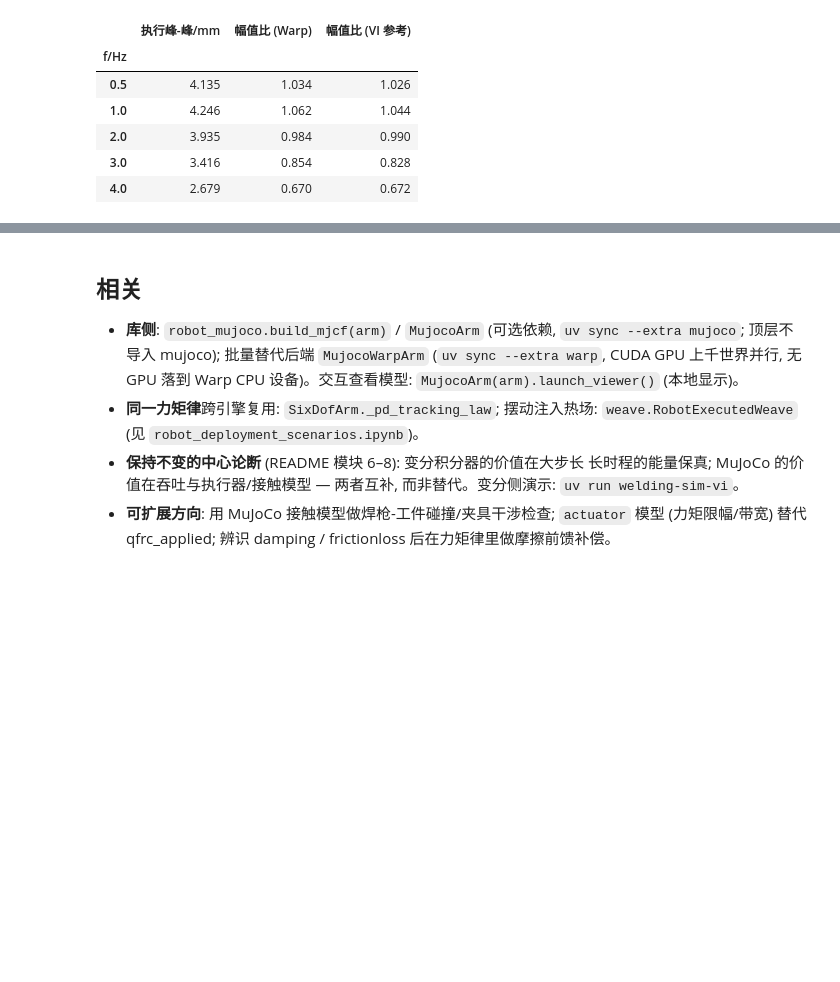
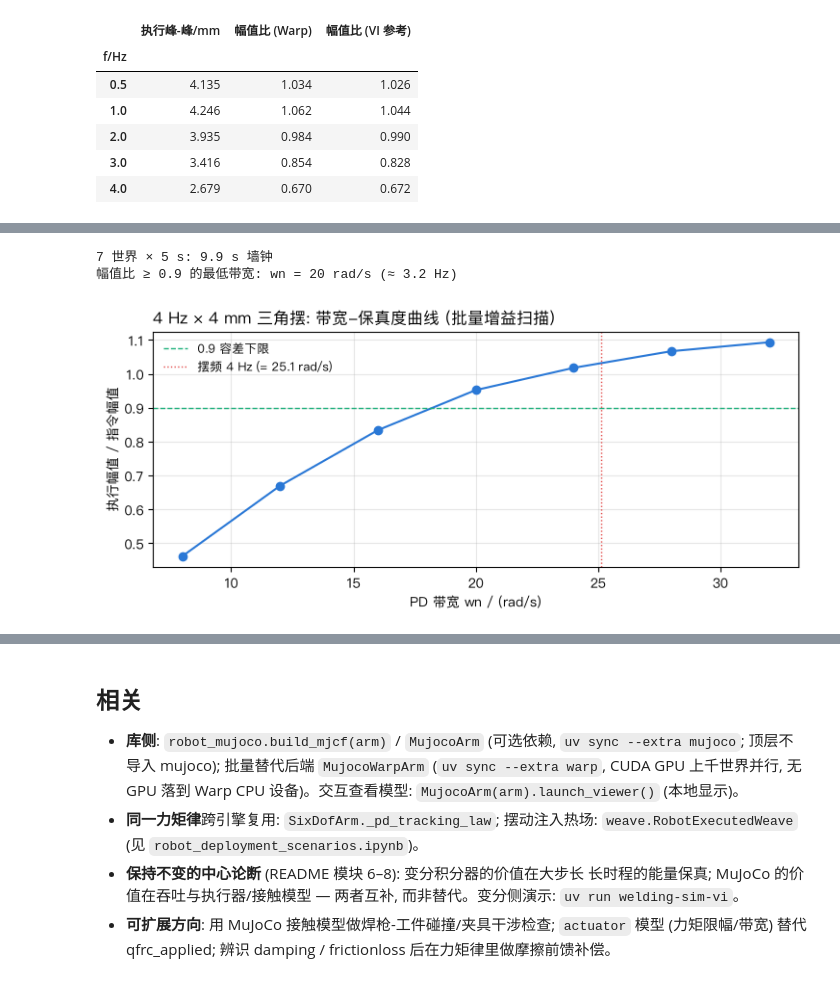
Before and after one commit to Binjian/welding-dynamics, a Jupyter notebook: notebooks/robot_mujoco_validation.ipynb, the cells around one changed output, grey strips where cells are left out. Drawn from its saved outputs; the diff is of its cells as text; code cells hidden in the pictures; blank space fills up the shorter version.

```diff
--- a/notebooks/robot_mujoco_validation.ipynb
+++ b/notebooks/robot_mujoco_validation.ipynb
@@ -353,0 +361,42 @@ pd.DataFrame(rows).round(3).set_index("f/Hz")
+# %%
+WN_SWEEP = [8.0, 12.0, 16.0, 20.0, 24.0, 28.0, 32.0]      # rad/s
+w4 = HarmonicWeave(shape="triangle", frequency_Hz=4.0)
+
+
+def pr4(t):
+    dx, dy = w4.offset(t)
+    return P0 + np.array([V_WELD*t + dx, dy, 0.0])
+
+
+laws, q0s, v0s = [], [], []
+for wn in WN_SWEEP:
+    q_r, qd_r, tau = ur._pd_tracking_law(pr4, wn, 1.0, None, Q_SEED)
+    laws.append(tau)
+    q0s.append(q_r(0.0))
+    v0s.append(qd_r(0.0))
+wa_g = MujocoWarpArm(ur, nworld=len(WN_SWEEP))
+t0 = time.time()
+tt, tips = wa_g.track_batch(laws, np.array(q0s), np.array(v0s), T_TRACK)
+ss = tt >= 1.0
+ratios = [np.ptp(tips[i, ss, 1] - P0[1])/4e-3 for i in range(len(WN_SWEEP))]
+print(f"{len(WN_SWEEP)} 世界 × {T_TRACK:g} s: {time.time()-t0:.1f} s 墙钟")
+ok = [wn for wn, r in zip(WN_SWEEP, ratios) if r >= 0.9]
+print(f"幅值比 ≥ 0.9 的最低带宽: wn = {ok[0]:.0f} rad/s "
+      f"(≈ {ok[0]/2/np.pi:.1f} Hz)" if ok else "扫描范围内均不足 0.9")
+
+fig, ax = plt.subplots(figsize=(7.5, 3.4))
+ax.plot(WN_SWEEP, ratios, "o-", color="#2a78d6")
+ax.axhline(0.9, color="#1baf7a", lw=1, ls="--", label="0.9 容差下限")
+ax.axvline(2*np.pi*4.0, color="#e34948", ls=":", lw=1,
+           label="摆频 4 Hz (= 25.1 rad/s)")
+ax.set_xlabel("PD 带宽 wn / (rad/s)")
+ax.set_ylabel("执行幅值 / 指令幅值")
+ax.set_title("4 Hz × 4 mm 三角摆: 带宽-保真度曲线 (批量增益扫描)", loc="left")
+ax.legend(frameon=False, fontsize=9)
+ax.grid(alpha=0.3)
+fig.tight_layout()
+plt.show()
+# %% [output]
+7 世界 × 5 s: 9.9 s 墙钟
+幅值比 ≥ 0.9 的最低带宽: wn = 20 rad/s (≈ 3.2 Hz)
+[figure, added]
```
Also changed, not shown: parts of 9 cells of this notebook, 2 other files.
